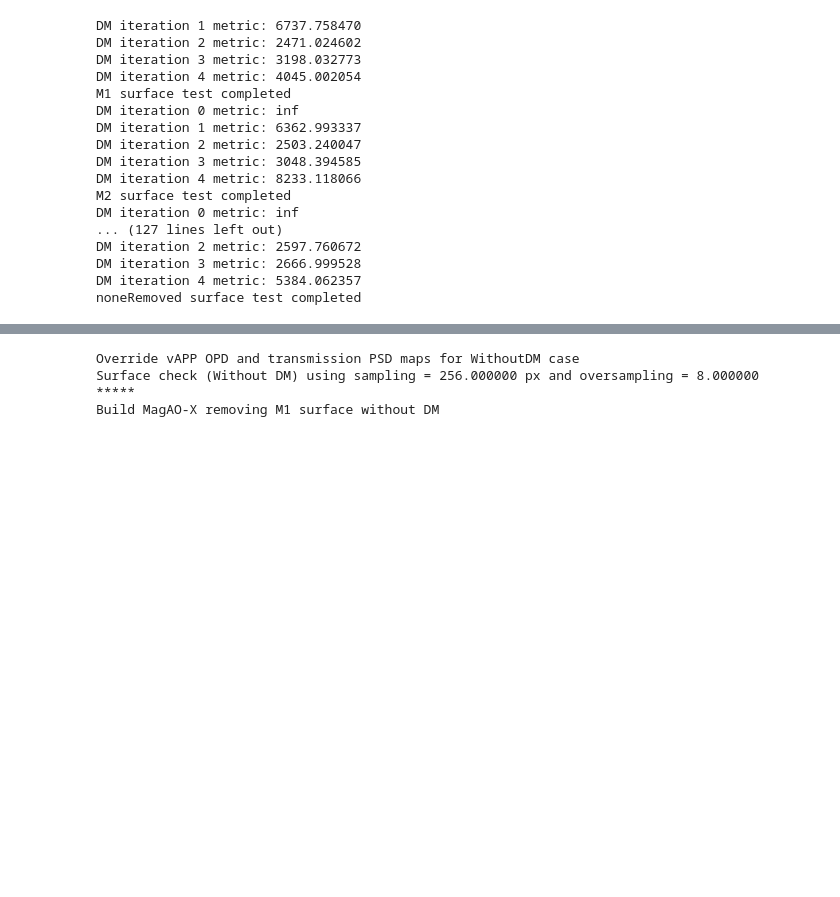
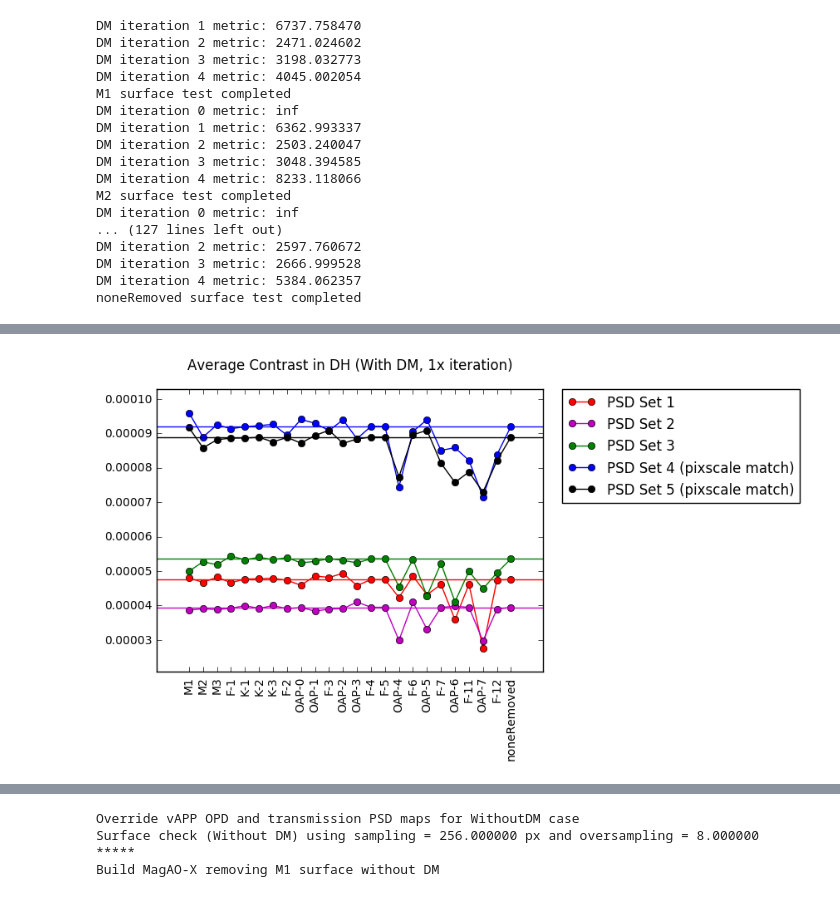
Before and after one commit to magao-x/magaox_poppy, a Jupyter notebook: magaox_surfaceCheck.ipynb, the cells around one changed output, grey strips where cells are left out. Saved outputs shown, nothing was run; the diff lists cells and outputs as text; code cells hidden in the pictures; blank space fills up the shorter version.

```diff
--- a/magaox_surfaceCheck.ipynb
+++ b/magaox_surfaceCheck.ipynb
@@ -421,0 +481,21 @@ noneRemoved surface test completed
+# %%
+x=np.arange(len(optics_names))
+plt.plot(x, set1_withDM_avg, 'ro-', label='PSD Set 1')
+plt.plot(x, set2_withDM_avg, 'mo-', label='PSD Set 2')
+plt.plot(x, set3_withDM_avg, 'go-', label='PSD Set 3')
+plt.plot(x, set4_withDM_avg, 'bo-', label='PSD Set 4 (pixscale match)')
+plt.plot(x, set5_withDM_avg, 'ko-', label='PSD Set 5 (pixscale match)')
+plt.axhline(y=set1_withDM_avg_ref, color='r', linestyle='-')
+plt.axhline(y=set2_withDM_avg_ref, color='m', linestyle='-')
+plt.axhline(y=set3_withDM_avg_ref, color='g', linestyle='-')
+plt.axhline(y=set4_withDM_avg_ref, color='b', linestyle='-')
+plt.axhline(y=set5_withDM_avg_ref, color='k', linestyle='-')
+plt.legend(bbox_to_anchor=(1.05, 1), loc=2, borderaxespad=0.)
+plt.xticks(x,optics_names,rotation='vertical')
+plt.margins(0.1)
+plt.subplots_adjust(top=1.0)
+plt.subplots_adjust(bottom=0.15)
+plt.title('Average Contrast in DH (With DM, 1x iteration)',y=1.05)
+plt.show()
+# %% [output]
+[figure, added]
```
Also changed, not shown: parts of 28 cells of this notebook.
